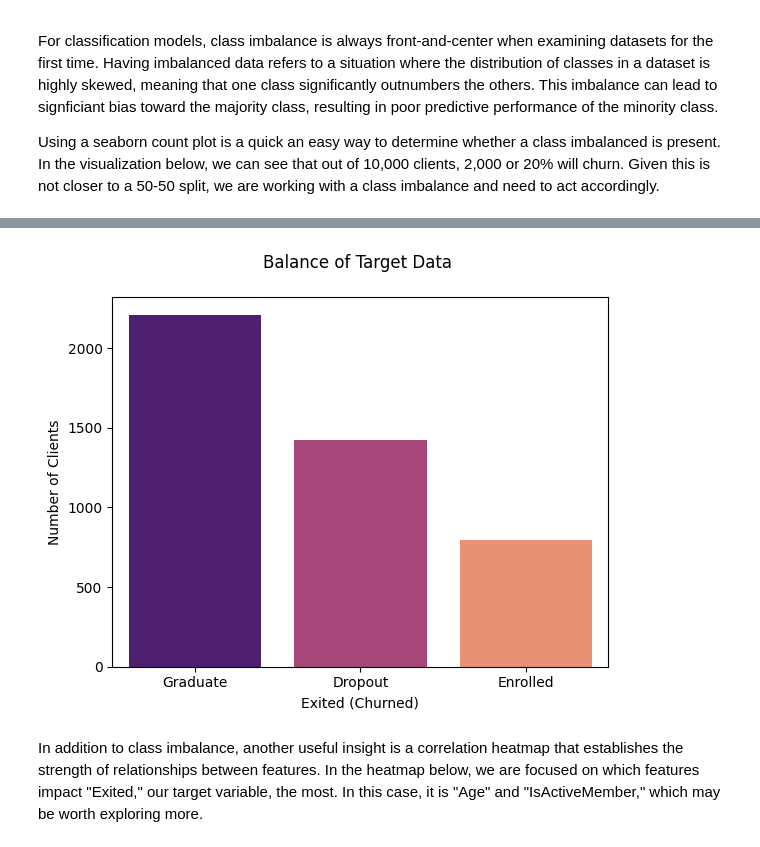
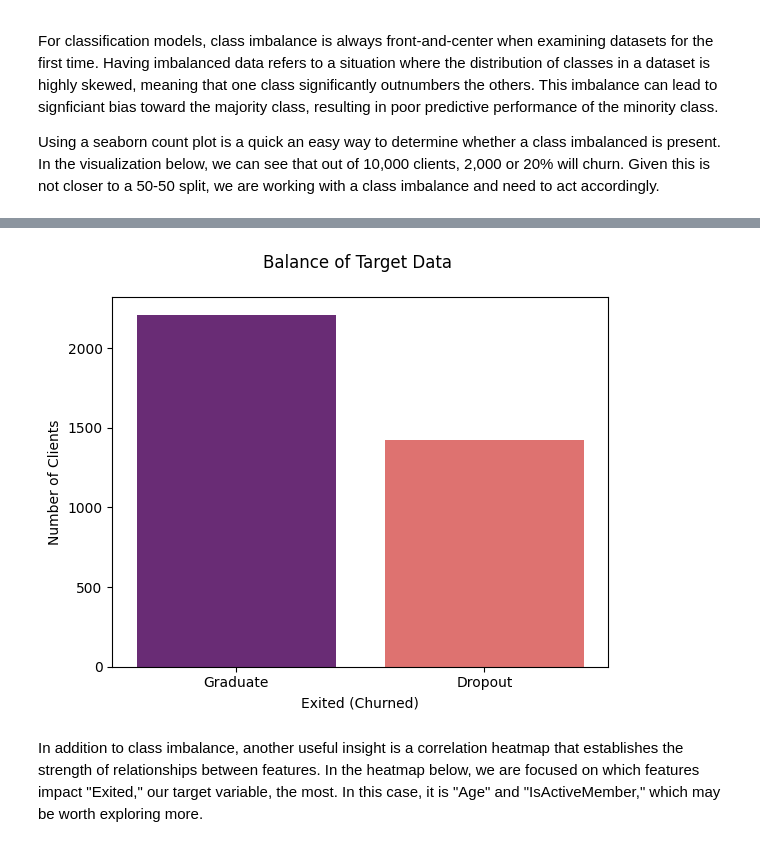
Before and after one commit to colefairbanks/logistic-enrollment, a Jupyter notebook: logistic-enrollment.ipynb, the cells around one changed output, grey strips where cells are left out. Cells and saved outputs as stored; diff of their text form; code cells hidden in the pictures.

Commit message:
create visualizations

```diff
--- a/logistic-enrollment.ipynb
+++ b/logistic-enrollment.ipynb
@@ -132,6 +192,6 @@ As you can see, this dataset practically came gift-wrapped - no null values, cor
 # %%
-#df['Phone'] = [random.randint(1000000000, 9999999999) for i in range(len(df))]
-#df['Phone'] = df['Phone'].astype(str)
-#df['Phone'] = df['Phone'].str[:3] + '-' + df['Phone'].str[3:6] + '-' + df['Phone'].str[6:]
+df['phone'] = [random.randint(1000000000, 9999999999) for i in range(len(df))]
+df['phone'] = df['phone'].astype(str)
+df['phone'] = df['phone'].str[:3] + '-' + df['phone'].str[3:6] + '-' + df['phone'].str[6:]
 # %% [markdown]
 Data Scientists who work with classification dt_models and customer data tend to pay attention to whether each column contains numeric or string values in addition to how they are grouped.  CustomerId, Surname, Email, and Phone, while typical fields, present a problem - they are unique and likely irrelevant.  Therefore, we should remove these columns; however, before doing so, we need a way to add back this information later, as our ultimate goal is to target these customers to prevent them from churning.  And so, we will create mapping dictionaries that are tied to unique customer IDs.
@@ -142,6 +202,6 @@ Data Scientists who work with classification dt_models and customer data tend to
 # %% [markdown]
 With the information saved, we can now drop the irrelevant columns.
 # %%
-#df.drop(['Surname', 'Email', 'Phone'], axis=1, inplace=True)
+df.drop(['student_name', 'email', 'phone'], axis=1, inplace=True)
 # %% [markdown]
 However, we are not going to drop "CustomerId", as this what our dictionaries eventually will map to.  Instead, we are going to set the index to this field instead of using standard row numbers.  Doing so ensures we can retain this information throughout the dt_model without adding additional noise.
@@ -150,3 +208,5 @@ However, we are not going to drop "CustomerId", as this what our dictionaries ev
+# %%
+df = df.set_index('student_id')
 # %% [markdown]
 Another problem we face as of July 12, 2023 is sklearn's inability to interpret non-numerical text as categorical.  This affects "Gender" and "Geography" within our current dataframe, which contain: Female, Male, France, Germany, and Spain.
 # %%
@@ -170,3 +228,6 @@ df['target'] = df['target'].astype(int)
+# %%
+current_student_df = df.loc[df['target'] == 2]
+df = df.loc[df['target'] != 2]
 # %% [markdown]
 Let's order our columns and take a look at our cleaned, numeric dataframe.
 # %%
@@ -195,11 +256,11 @@ df.groupby('target').count()
 # %%
 sns.countplot(data=df, x='target', palette='magma')
 plt.title('Balance of Target Data \n')
 plt.xlabel('Exited (Churned)')
 plt.ylabel('Number of Clients')
-plt.xticks([0, 1, 2], ['Graduate', 'Dropout', 'Enrolled']);
+plt.xticks([0, 1], ['Graduate', 'Dropout']);
 # %% [output]
-[figure, old version]
+[figure, new version]
 # %% [markdown]
 In addition to class imbalance, another useful insight is a correlation heatmap that establishes the strength of relationships between features.  In the heatmap below, we are focused on which features impact "Exited," our target variable, the most.  In this case, it is "Age" and "IsActiveMember," which may be worth exploring more.
 # %%
```
Also changed, not shown: parts of 96 cells of this notebook, 2 other files.
